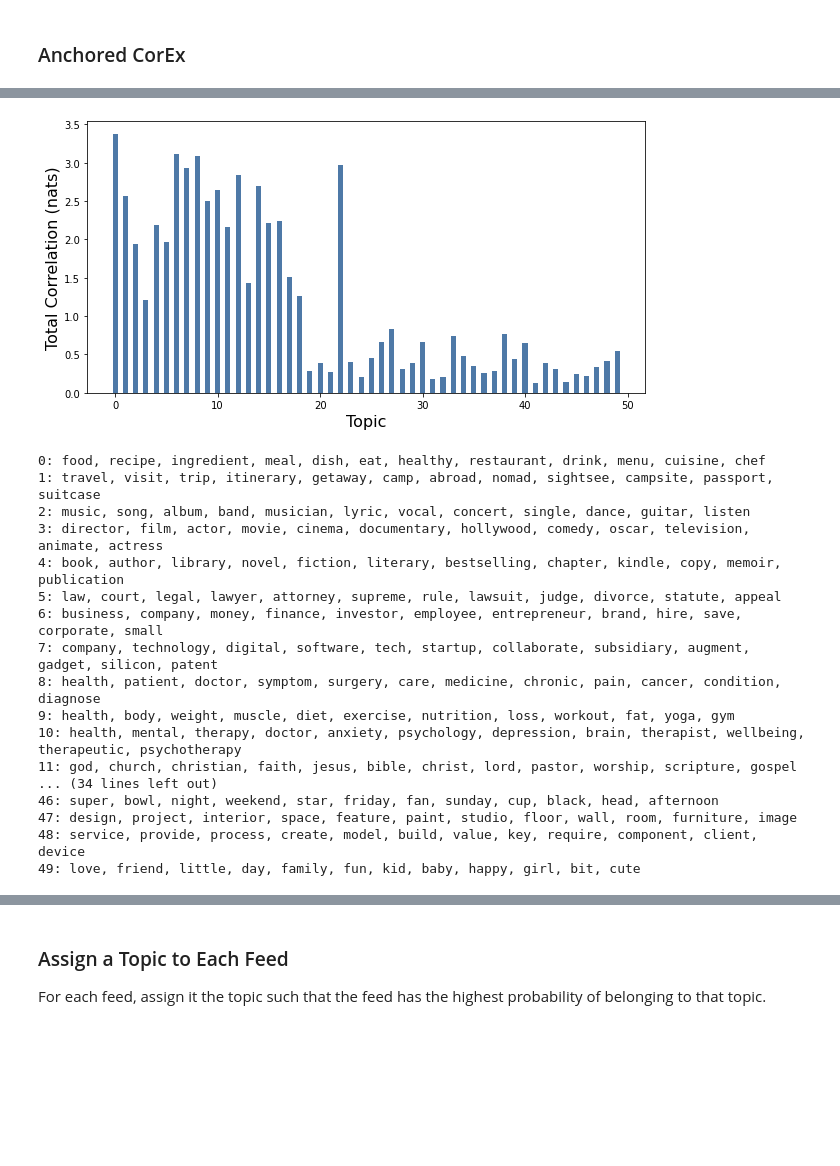
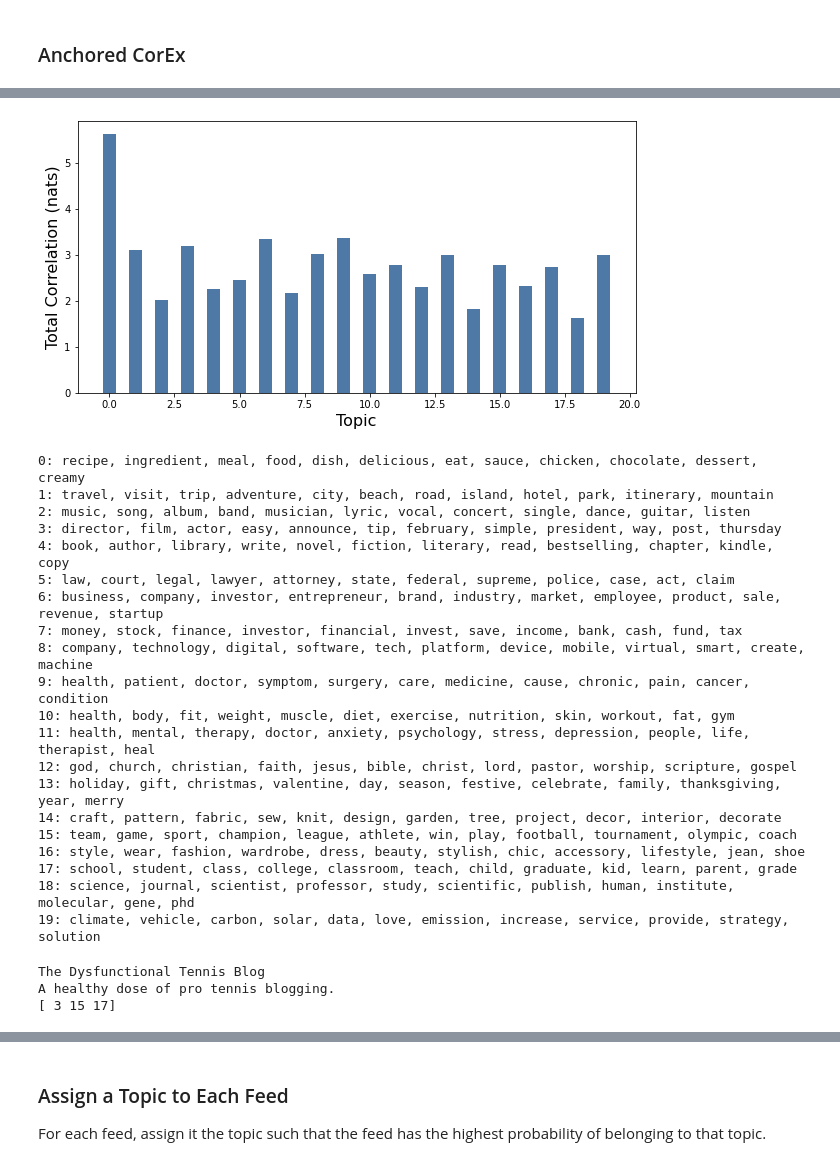
Before and after one commit to tudorducaru/recommender_system, a Jupyter notebook: ml/umap.ipynb, the cells around one changed output, grey strips where cells are left out. Saved outputs shown, nothing was run; the diff lists cells and outputs as text; code cells hidden in the pictures; blank space fills up the shorter version.

Commit message:
build recommendation mechanism

```diff
--- a/ml/umap.ipynb
+++ b/ml/umap.ipynb
@@ -286,26 +286,27 @@ for rgb_color in rgb:
 anchors = [
     ['recipe', 'ingredient', 'food', 'meal', 'dish'],
     ['travel', 'trip', 'visit'],
-    ['music', 'song', 'artist', 'album'],
+    ['music', 'song', 'album'],
     ['film', 'actor', 'director'],
     ['book', 'author', 'library'],
     ['law', 'legal', 'court', 'attorney', 'lawyer'],
-    ['business', 'company', 'finance', 'investor', 'money'],
+    ['business', 'company', 'entrepreneur', 'investor', 'brand'],
+    ['finance', 'stock', 'money', 'investor'],
     ['company', 'technology', 'software', 'digital', 'tech'],
     ['health', 'doctor', 'symptom', 'patient', 'surgery'],
-    ['health', 'fitness', 'body', 'weight', 'muscle'],
+    ['health', 'fit', 'body', 'weight', 'muscle'],
     ['health', 'mental', 'psychology', 'anxiety', 'doctor', 'therapy'],
     ['god', 'church', 'jesus', 'christian', 'faith', 'bible'],
-    ['holiday', 'christmas', 'gift', 'present', 'valentine'],
+    ['holiday', 'christmas', 'gift', 'valentine'],
     ['knit', 'sew', 'craft', 'pattern', 'fabric'],
     ['sport', 'game', 'league', 'team', 'champion', 'athlete'],
     ['style', 'fashion', 'wear', 'wardrobe'],
-    ['student', 'teacher', 'school', 'university', 'classroom'],
+    ['student', 'class', 'school', 'college', 'classroom'],
     ['science', 'research', 'scientist', 'professor', 'journal'],
-    ['climate', 'emission', 'vehicle', 'solar', 'carbon']
+    ['climate', 'emission', 'vehicle', 'solar', 'carbon'],
 ]
 
-anchored_topic_model = ct.Corex(n_hidden=50, seed=2)
+anchored_topic_model = ct.Corex(n_hidden=20, seed=2)
 anchored_topic_model.fit(doc_word, words=words, anchors=anchors, anchor_strength=6)
 
 print('Total Correlation of the model:', str(anchored_topic_model.tc))
@@ -331,18 +327,35 @@ Total Correlation of the model: 58.754944178166745
-[figure, old version]
+[figure, new version]
-0: food, recipe, ingredient, meal, dish, eat, healthy, restaurant, drink, menu, cuisine, chef
-1: travel, visit, trip, itinerary, getaway, camp, abroad, nomad, sightsee, campsite, passport, suitcase
+0: recipe, ingredient, meal, food, dish, delicious, eat, sauce, chicken, chocolate, dessert, creamy
+1: travel, visit, trip, adventure, city, beach, road, island, hotel, park, itinerary, mountain
 2: music, song, album, band, musician, lyric, vocal, concert, single, dance, guitar, listen
-3: director, film, actor, movie, cinema, documentary, hollywood, comedy, oscar, television, animate, actress
-4: book, author, library, novel, fiction, literary, bestselling, chapter, kindle, copy, memoir, publication
-5: law, court, legal, lawyer, attorney, supreme, rule, lawsuit, judge, divorce, statute, appeal
-6: business, company, money, finance, investor, employee, entrepreneur, brand, hire, save, corporate, small
-7: company, technology, digital, software, tech, startup, collaborate, subsidiary, augment, gadget, silicon, patent
-8: health, patient, doctor, symptom, surgery, care, medicine, chronic, pain, cancer, condition, diagnose
-9: health, body, weight, muscle, diet, exercise, nutrition, loss, workout, fat, yoga, gym
-10: health, mental, therapy, doctor, anxiety, psychology, depression, brain, therapist, wellbeing, therapeutic, psychotherapy
-11: god, church, christian, faith, jesus, bible, christ, lord, pastor, worship, scripture, gospel
-... (34 lines left out)
-46: super, bowl, night, weekend, star, friday, fan, sunday, cup, black, head, afternoon
-47: design, project, interior, space, feature, paint, studio, floor, wall, room, furniture, image
-48: service, provide, process, create, model, build, value, key, require, component, client, device
-49: love, friend, little, day, family, fun, kid, baby, happy, girl, bit, cute
+3: director, film, actor, easy, announce, tip, february, simple, president, way, post, thursday
+4: book, author, library, write, novel, fiction, literary, read, bestselling, chapter, kindle, copy
+5: law, court, legal, lawyer, attorney, state, federal, supreme, police, case, act, claim
+6: business, company, investor, entrepreneur, brand, industry, market, employee, product, sale, revenue, startup
+7: money, stock, finance, investor, financial, invest, save, income, bank, cash, fund, tax
+8: company, technology, digital, software, tech, platform, device, mobile, virtual, smart, create, machine
+9: health, patient, doctor, symptom, surgery, care, medicine, cause, chronic, pain, cancer, condition
+10: health, body, fit, weight, muscle, diet, exercise, nutrition, skin, workout, fat, gym
+11: health, mental, therapy, doctor, anxiety, psychology, stress, depression, people, life, therapist, heal
+12: god, church, christian, faith, jesus, bible, christ, lord, pastor, worship, scripture, gospel
+13: holiday, gift, christmas, valentine, day, season, festive, celebrate, family, thanksgiving, year, merry
+14: craft, pattern, fabric, sew, knit, design, garden, tree, project, decor, interior, decorate
+15: team, game, sport, champion, league, athlete, win, play, football, tournament, olympic, coach
+16: style, wear, fashion, wardrobe, dress, beauty, stylish, chic, accessory, lifestyle, jean, shoe
+17: school, student, class, college, classroom, teach, child, graduate, kid, learn, parent, grade
+18: science, journal, scientist, professor, study, scientific, publish, human, institute, molecular, gene, phd
+19: climate, vehicle, carbon, solar, data, love, emission, increase, service, provide, strategy, solution
+# %%
+# Get the index of the feed with the given url
+url = 'http://feeds.feedburner.com/tennisx'
+index = list(feeds.keys()).index(url)
+
+print(feeds[list(feeds.keys())[index]]['title'])
+print(feeds[list(feeds.keys())[index]]['description'])
+
+# Print topics that the feed belongs to
+print(np.where(anchored_topic_model.labels[index])[0])
+# %% [output]
+The Dysfunctional Tennis Blog
+A healthy dose of pro tennis blogging.
+[ 3 15 17]
```
Also changed, not shown: parts of 3 cells of this notebook.
